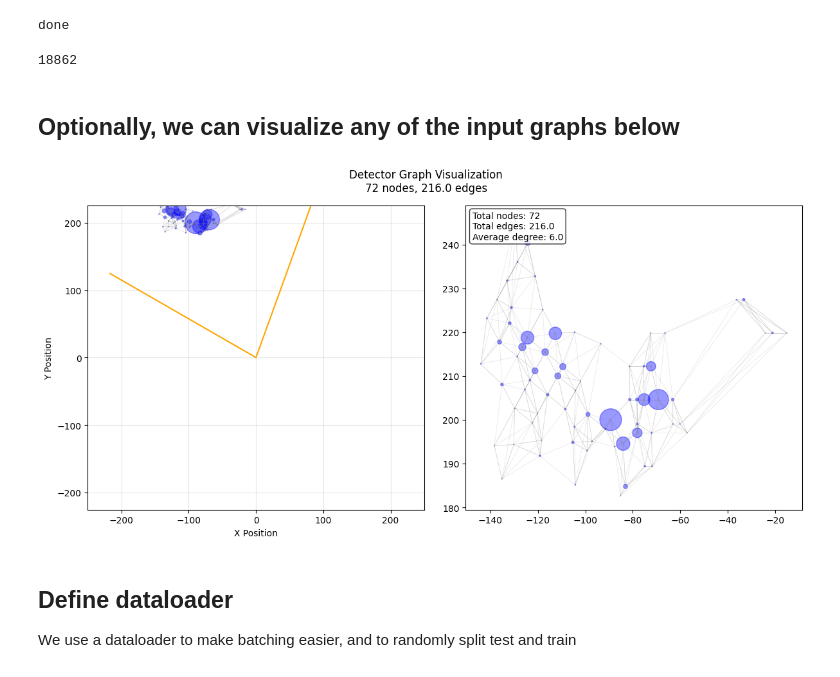
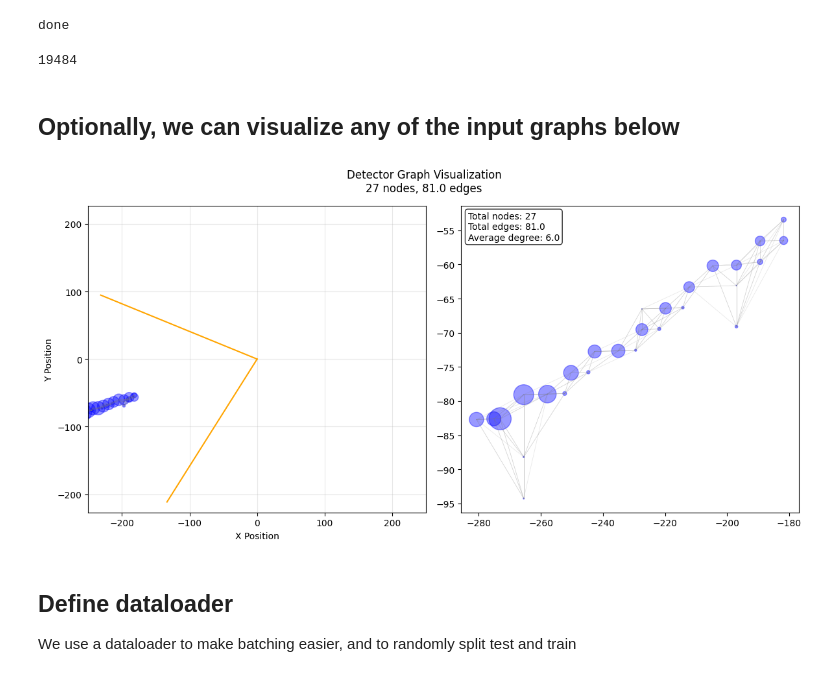
Before and after one commit to RowanKell/work_eic, a Jupyter notebook: macros/Timing_estimation/GNN_PID.ipynb, the cells around one changed output. Drawn from its saved outputs; the diff is of its cells as text; code cells hidden in the pictures.

Commit message:
added pip and mu data and looked at PID - 94 accuracy

```diff
--- a/macros/Timing_estimation/GNN_PID.ipynb
+++ b/macros/Timing_estimation/GNN_PID.ipynb
@@ -29,12 +29,13 @@ from GNN_util import process_df_vectorized,create_directory,HitDataset,create_fa
 ## **Load in Data**
 The data is stored as pandas dataframes where each row is a hit in the detector
 # %%
-num_dfs = 400
+num_dfs = 200
 dfs = []
 for i in range(0,0 + num_dfs):
     try:
-#         new_df = pd.read_csv(f"/hpc/group/vossenlab/rck32/eic/work_eic/macros/Timing_estimation/data/df/test_Feb_13_50events_run_1_{i}.csv")
-        new_df = pd.read_csv(f"/hpc/group/vossenlab/rck32/eic/work_eic/macros/Timing_estimation/data/df/naive_CFD_Feb_10_50events_run_1_{i}.csv")
+#         new_df = pd.read_csv(f"/hpc/group/vossenlab/rck32/eic/work_eic/macros/Timing_estimation/data/df/test_Feb_13_50events_run_1_{i}.csv") #all neutrons
+#         new_df = pd.read_csv(f"/hpc/group/vossenlab/rck32/eic/work_eic/macros/Timing_estimation/data/df/naive_CFD_Feb_10_50events_run_1_{i}.csv") #mix of K_L neutrons
+        new_df = pd.read_csv(f"/hpc/group/vossenlab/rck32/eic/work_eic/macros/Timing_estimation/data/df/Feb_19_mum_50events_run_1_{i}.csv") #mu minus
     except FileNotFoundError as e:
         # Skip files that failed for some reason...
         # I think these files fail due to DCC issues?
@@ -42,6 +43,16 @@ for i in range(0,0 + num_dfs):
         continue
     new_df["file_idx"] = i
     dfs.append(new_df)
+for i in range(0,0 + num_dfs):
+    try:
+        new_df = pd.read_csv(f"/hpc/group/vossenlab/rck32/eic/work_eic/macros/Timing_estimation/data/df/Feb_19_pip_50events_run_1_{i}.csv") #pip
+    except FileNotFoundError as e:
+        # Skip files that failed for some reason...
+        # I think these files fail due to DCC issues?
+        print(f"skipping file #{i}...")
+        continue
+    new_df["file_idx"] = i + 200
+    dfs.append(new_df)
 if(len(dfs) > 1):
     data = pd.concat(dfs)
 else:
@@ -147,11 +155,15 @@ class HitDataset(DGLDataset):
         self.dfs = []
         self.mass_dict = {
             130 : 0.497611,
-            2112  : 0.939565
+            2112  : 0.939565,
+            13 : 0.105658,
+            211 : 0.139570
                          }
         self.PDG_dict = {
             130 : 1,
-            2112 : 0
+            2112 : 0,
+            211 : 0,
+            13 : 1
         }
         super().__init__(name = "KLM_reco")
     def get_max_distance_edges(self,curr_event):
@@ -328,13 +340,13 @@ done
 # %%
 print(len(dataset))
 # %% [output]
-18862
+19484
 # %% [markdown]
 ## **Optionally, we can visualize any of the input graphs below**
 # %%
-visualize_detector_graph(dataset,graph_idx = 4)
+visualize_detector_graph(dataset,graph_idx = 10)
 # %% [output]
-[figure, old version]
+[figure, new version]
 # %% [markdown]
 ## **Define dataloader**
 
```
Also changed, not shown: parts of 6 cells of this notebook, 7 other files.
